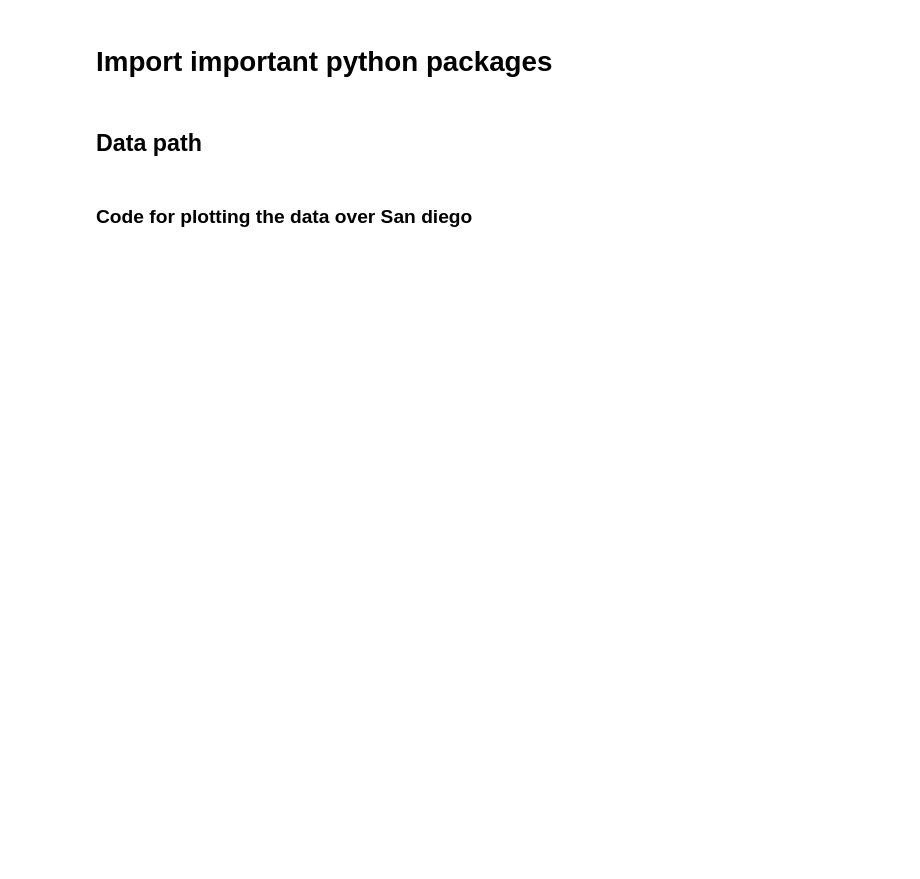
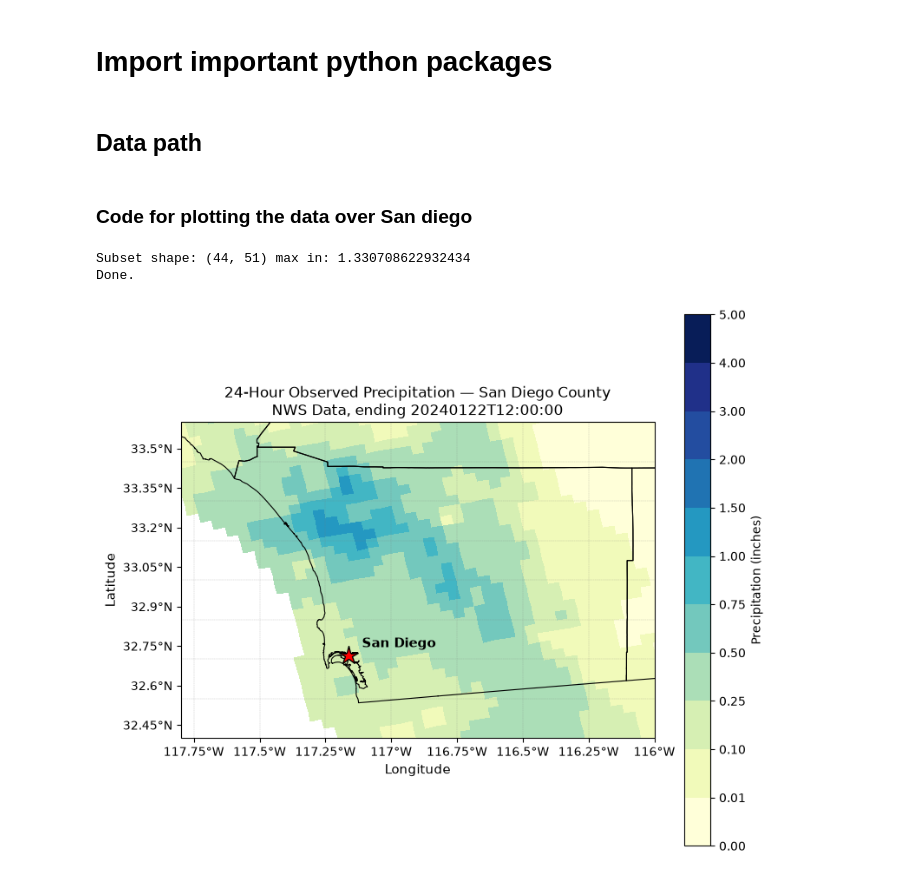
Before and after one commit to CW3E/Forecast_verification_sshamsian, a Jupyter notebook: StageIV_precip.ipynb, the cells around one changed output. Drawn from its saved outputs; the diff is of its cells as text; code cells hidden in the pictures; blank space fills up the shorter version.

Commit message:
Updated some code to make the plot look cleaner and added some comments

```diff
--- a/StageIV_precip.ipynb
+++ b/StageIV_precip.ipynb
@@ -21,7 +21,7 @@ ds = xr.open_dataset(datapath)
 # %%
 precip_attrs = ds['observation'].attrs
 
-# Native polar stereographic projection of the grid (from proj4 attrs)
+# Native polar stereographic projection of the grid
 # +proj=stere +lat_0=90 +lat_ts=60 +lon_0=-105 +a=6371200 +b=6371200
 src_crs = ccrs.Stereographic(
     central_latitude=90,
@@ -34,8 +34,8 @@ src_crs = ccrs.Stereographic(
 lon_min, lon_max = -117.8, -116.0
 lat_min, lat_max = 32.4, 33.6
 
-# Use cartopy/pyproj (under the hood) just to find the x/y bounds for subsetting.
-# transform_points handles the lon/lat -> native x/y conversion for us.
+# Use cartopy just to find the x/y bounds for subsetting.
+# transform_points handles the lon/lat -> native x/y conversion.
 corners_lonlat = np.array([
     [lon_min, lat_min],
     [lon_max, lat_min],
@@ -48,8 +48,9 @@ y0, y1 = corners_xy[:, 1].min(), corners_xy[:, 1].max()
 buf = 5000  # meters
 
 sub = ds.sel(x=slice(x0 - buf, x1 + buf), y=slice(y1 + buf, y0 - buf))
-precip = sub['observation']
-print("Subset shape:", precip.shape, "max in:", float(precip.max()))
+precip = sub['observation'] # here observation stands for precipitation form the netcdf file
+print("Subset shape:", precip.shape, "max in:", float(precip.max())) #print shape of precip and max value in precip
+#Make a shapefile and its necessary files available to cartopy by setting the SHAPE_RESTORE_SHX environment variable to 'YES'.
 os.environ['SHAPE_RESTORE_SHX'] = 'YES'
 shp_dir = '/data/projects/WWRF-NRT/30YEAR-REFORECAST/MODE_verification/sshamsian/Forecast_verification_sshamsian/'
 counties = gpd.read_file(f'{shp_dir}/Counties.shp')
@@ -73,30 +74,36 @@ mesh = ax.pcolormesh(
 
 # County outlines, drawn on top of the precip mesh in their native lon/lat CRS
 ax.add_geometries(
     counties_lonlat.geometry, crs=ccrs.PlateCarree(),
     facecolor='none', edgecolor='black', linewidth=0.8, zorder=4
 )
 
 # San Diego marker
 sd_lon, sd_lat = -117.1611, 32.7157
 ax.plot(sd_lon, sd_lat, marker='*', color='red', markersize=16,
         markeredgecolor='black', transform=ccrs.PlateCarree(), zorder=5)
 ax.text(sd_lon + 0.05, sd_lat + 0.03, 'San Diego', transform=ccrs.PlateCarree(),
         fontsize=11, fontweight='bold')
+ax.set_xlabel('Longitude', fontsize=11)
+ax.set_ylabel('Latitude', fontsize=11)
 
 # Manual ticks/labels instead of ax.gridlines(draw_labels=True, ...).
 ax.gridlines(draw_labels=False, linewidth=0.3, color='gray', alpha=0.5, linestyle='--')
 ax.set_xticks(np.arange(np.floor(lon_min), np.ceil(lon_max) + 0.01, 0.25), crs=ccrs.PlateCarree())
 ax.set_yticks(np.arange(np.floor(lat_min), np.ceil(lat_max) + 0.01, 0.15), crs=ccrs.PlateCarree())
 ax.xaxis.set_major_formatter(LongitudeFormatter())
 ax.yaxis.set_major_formatter(LatitudeFormatter())
 ax.set_extent([lon_min, lon_max, lat_min, lat_max], crs=ccrs.PlateCarree())
 
 cbar = plt.colorbar(mesh, ax=ax, orientation='vertical', pad=0.05, shrink=0.85, ticks=levels)
 cbar.set_label('Precipitation (inches)')
 
 data_time = ds.attrs.get('data_time', 'N/A')
 ax.set_title(f'24-Hour Observed Precipitation — San Diego County\nNWS Data, ending {data_time}', fontsize=12)
 
 plt.tight_layout()
 print("Done.")
+# %% [output]
+Subset shape: (44, 51) max in: 1.330708622932434
+Done.
+[figure, added]
```
